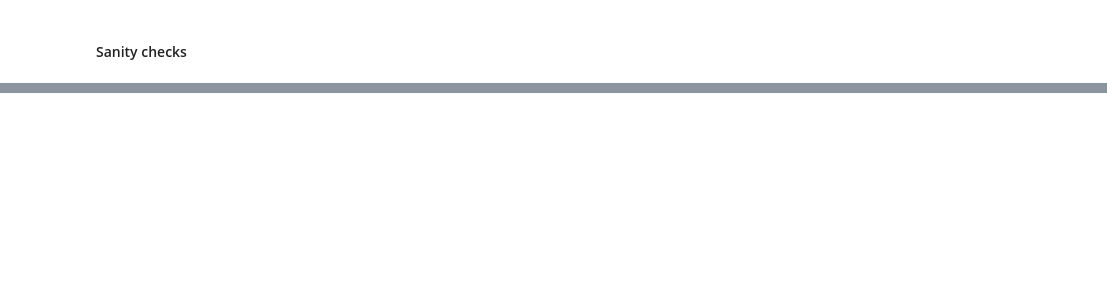
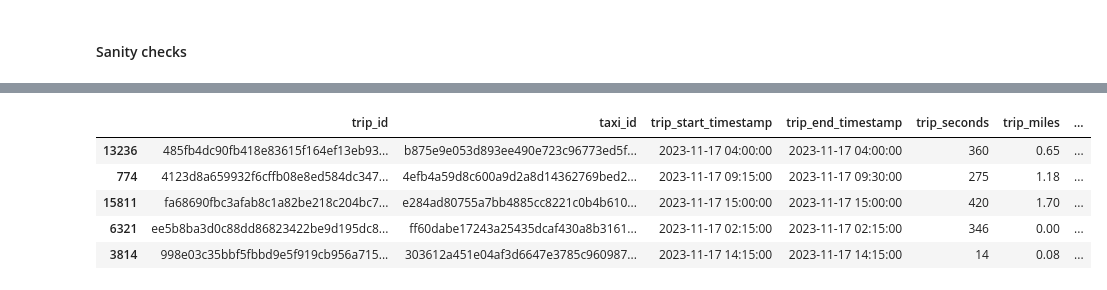
Before and after one commit to zselyigy/cubix_data_engineer_aws, a Jupyter notebook: src/scripts/06_chicago_data_to_mapping.ipynb, the cells around one changed output, grey strips where cells are left out. Saved outputs shown, nothing was run; the diff lists cells and outputs as text; code cells hidden in the pictures; blank space fills up the shorter version.

```diff
--- a/src/scripts/06_chicago_data_to_mapping.ipynb
+++ b/src/scripts/06_chicago_data_to_mapping.ipynb
@@ -265,0 +269,14 @@ taxi_trips.nlargest(10, 'fare')
+# %%
+# master table for the payment types
+taxi_trips['payment_type'].unique()
+payment_type_master = taxi_trips['payment_type'].drop_duplicates().reset_index(drop=True)
+
+
+payment_type_master = pd.DataFrame(
+    {
+        'payment_type_id': range(1, len(payment_type_master)+1),    # the id's usually starts from 1 despite indeces starting from 0
+        'payment_type': payment_type_master
+    }
+)
+
+payment_type_master
@@ -265,0 +336,9 @@ taxi_trips.nlargest(10, 'fare')
+# %%
+taxi_trips_id.sample(5)
+# %% [output]
+|  | trip_id | taxi_id | trip_start_timestamp | trip_end_timestamp | trip_seconds | trip_miles | ... |
+| 13236 | 485fb4dc90fb418e83615f164ef13eb93... | b875e9e053d893ee490e723c96773ed5f... | 2023-11-17 04:00:00 | 2023-11-17 04:00:00 | 360 | 0.65 | ... |
+| 774 | 4123d8a659932f6cffb08e8ed584dc347... | 4efb4a59d8c600a9d2a8d14362769bed2... | 2023-11-17 09:15:00 | 2023-11-17 09:30:00 | 275 | 1.18 | ... |
+| 15811 | fa68690fbc3afab8c1a82be218c204bc7... | e284ad80755a7bb4885cc8221c0b4b610... | 2023-11-17 15:00:00 | 2023-11-17 15:00:00 | 420 | 1.70 | ... |
+| 6321 | ee5b8ba3d0c88dd86823422be9d195dc8... | ff60dabe17243a25435dcaf430a8b3161... | 2023-11-17 02:15:00 | 2023-11-17 02:15:00 | 346 | 0.00 | ... |
+| 3814 | 998e03c35bbf5fbbd9e5f919cb956a715... | 303612a451e04af3d6647e3785c960987... | 2023-11-17 14:15:00 | 2023-11-17 14:15:00 | 14 | 0.08 | ... |
```
Also changed, not shown: parts of 19 cells of this notebook, 2 other files.
